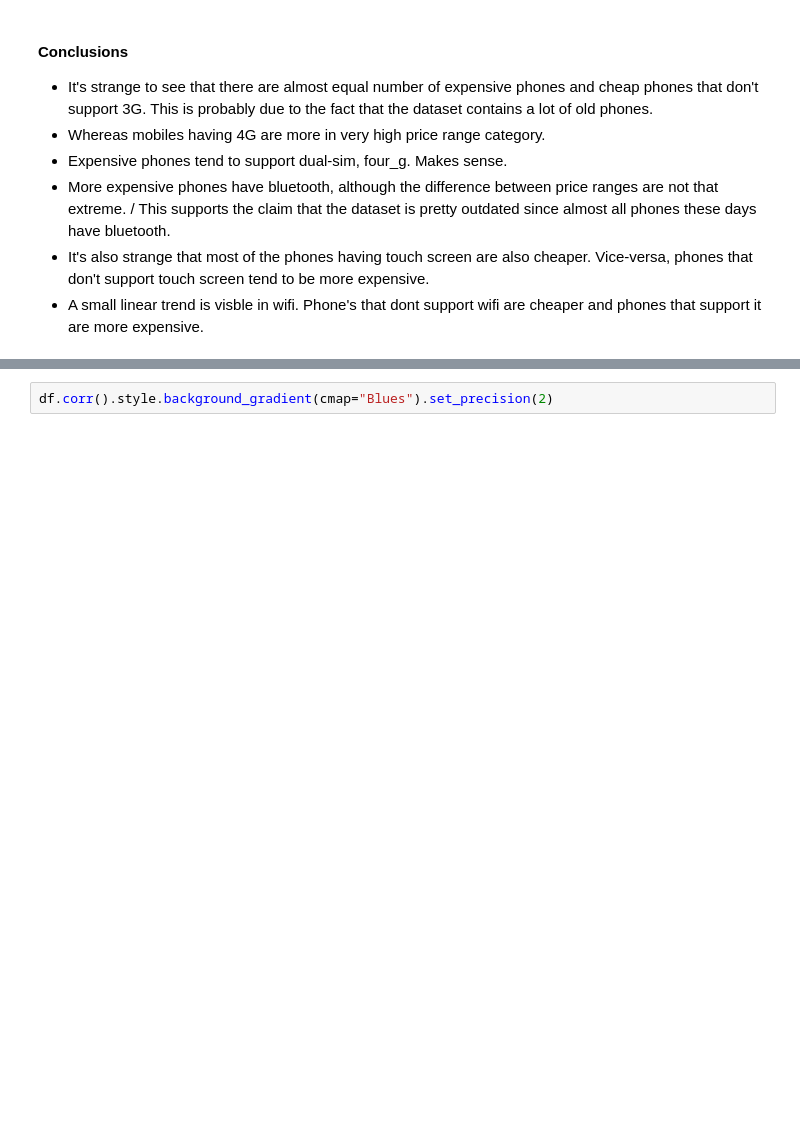
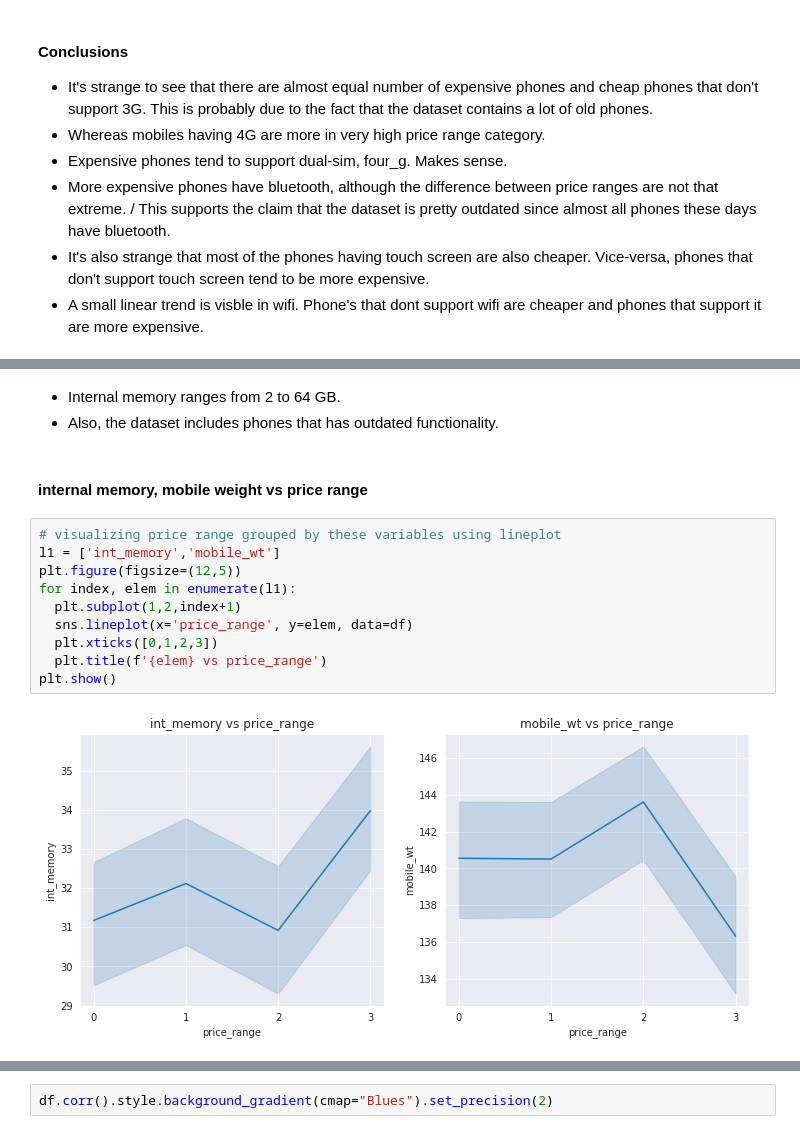
Before and after one commit to rahool010/Mobile-Price-Range-Prediction, a Jupyter notebook: Mobile_Price_Range_Prediction_Capstone_Project.ipynb, the cells around one changed output, grey strips where cells are left out. Cells and saved outputs as stored; diff of their text form; blank space fills up the shorter version.

```diff
--- a/Mobile_Price_Range_Prediction_Capstone_Project.ipynb
+++ b/Mobile_Price_Range_Prediction_Capstone_Project.ipynb
@@ -221,0 +273,17 @@ plt.show()
+# %% [markdown]
+* Internal memory ranges from 2 to 64 GB.
+* Also, the dataset includes phones that has outdated functionality.
+# %% [markdown]
+#### **internal memory, mobile weight vs price range**
+# %%
+# visualizing price range grouped by these variables using lineplot
+l1 = ['int_memory','mobile_wt']
+plt.figure(figsize=(12,5))
+for index, elem in enumerate(l1):
+  plt.subplot(1,2,index+1)
+  sns.lineplot(x='price_range', y=elem, data=df)
+  plt.xticks([0,1,2,3])
+  plt.title(f'{elem} vs price_range')
+plt.show()
+# %% [output]
+[figure, added]
```
Also changed, not shown: parts of 14 cells of this notebook.
